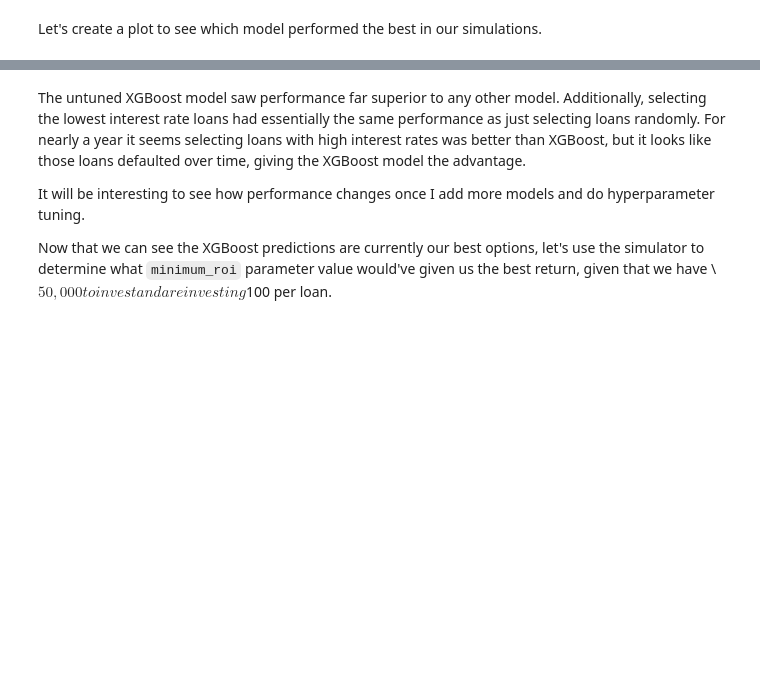
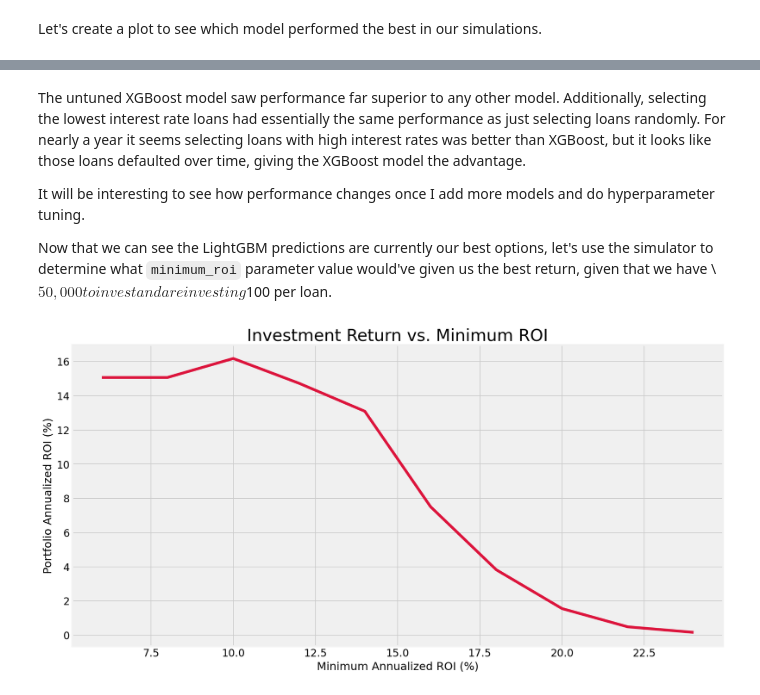
Before and after one commit to Booleans/consumer-loan-investment-strategy-simulator, a Jupyter notebook: Simulation.ipynb, the cells around one changed output, grey strips where cells are left out. Drawn from its saved outputs; the diff is of its cells as text; code cells hidden in the pictures; blank space fills up the shorter version.

```diff
--- a/Simulation.ipynb
+++ b/Simulation.ipynb
@@ -157,4 +167,4 @@ The untuned XGBoost model saw performance far superior to any other model. Addit
 
 It will be interesting to see how performance changes once I add more models and do hyperparameter tuning.
 
-Now that we can see the XGBoost predictions are currently our best options, let's use the simulator to determine what `minimum_roi` parameter value would've given us the best return, given that we have \\$50,000 to invest and are investing $100 per loan.
+Now that we can see the LightGBM predictions are currently our best options, let's use the simulator to determine what `minimum_roi` parameter value would've given us the best return, given that we have \\$50,000 to invest and are investing $100 per loan.
@@ -160,0 +180,10 @@ Now that we can see the XGBoost predictions are currently our best options, let'
+# %%
+fig, ax = plt.subplots(figsize=(15, 8))
+ax.plot(min_rois, rois, color='crimson')
+ax.set_title('Investment Return vs. Minimum ROI', fontsize=24)
+ax.set_ylabel('Portfolio Annualized ROI (%)', fontsize=16)
+ax.tick_params(axis='y', labelsize=15)
+ax.set_xlabel('Minimum Annualized ROI (%)', fontsize=16)
+ax.tick_params(axis='x', labelsize=15);
+# %% [output]
+[figure, added]
```
Also changed, not shown: parts of 15 cells of this notebook, 2 other files.
